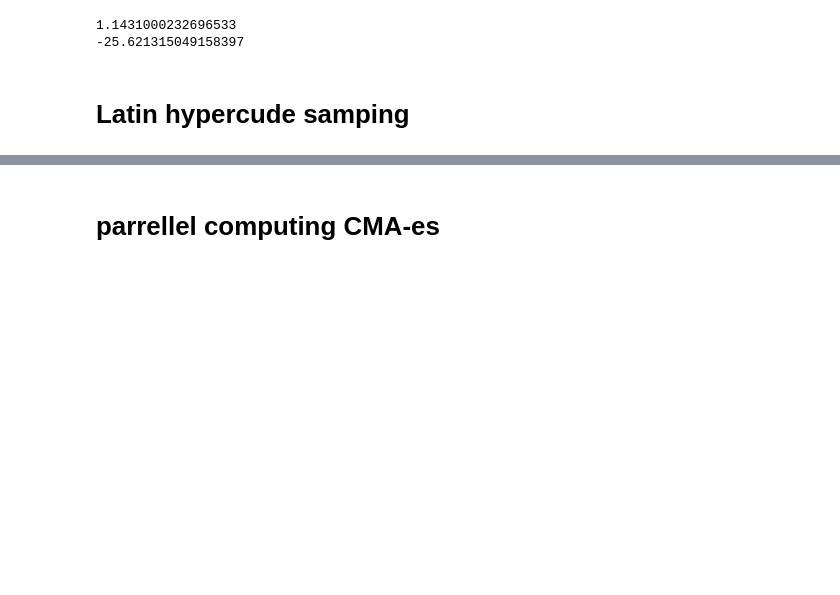
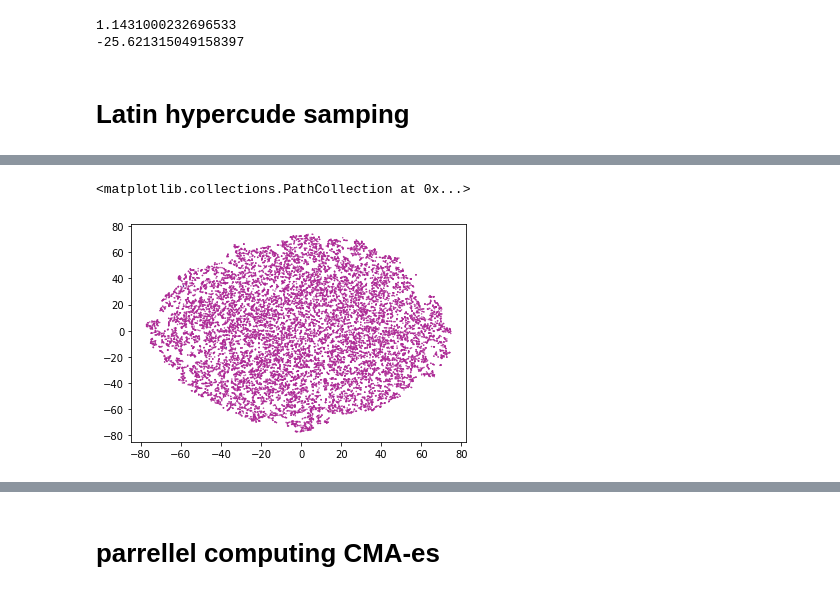
Before and after one commit to someoneinthecrowd/Microroller_Fields, a Jupyter notebook: 4para_try.ipynb, the cells around one changed output, grey strips where cells are left out. Saved outputs shown, nothing was run; the diff lists cells and outputs as text; code cells hidden in the pictures; blank space fills up the shorter version.

```diff
--- a/4para_try.ipynb
+++ b/4para_try.ipynb
@@ -276,0 +286,5 @@ plt.scatter(hp_tsne[red,0],hp_tsne[red,1], c="r")
+# %%
+plt.scatter(hp_tsne[:,0],hp_tsne[:,1], c=result, cmap=cm.plasma,s=0.2)
+# %% [output]
+<matplotlib.collections.PathCollection at 0x...>
+[figure, added]
```
Also changed, not shown: parts of 11 cells of this notebook.
